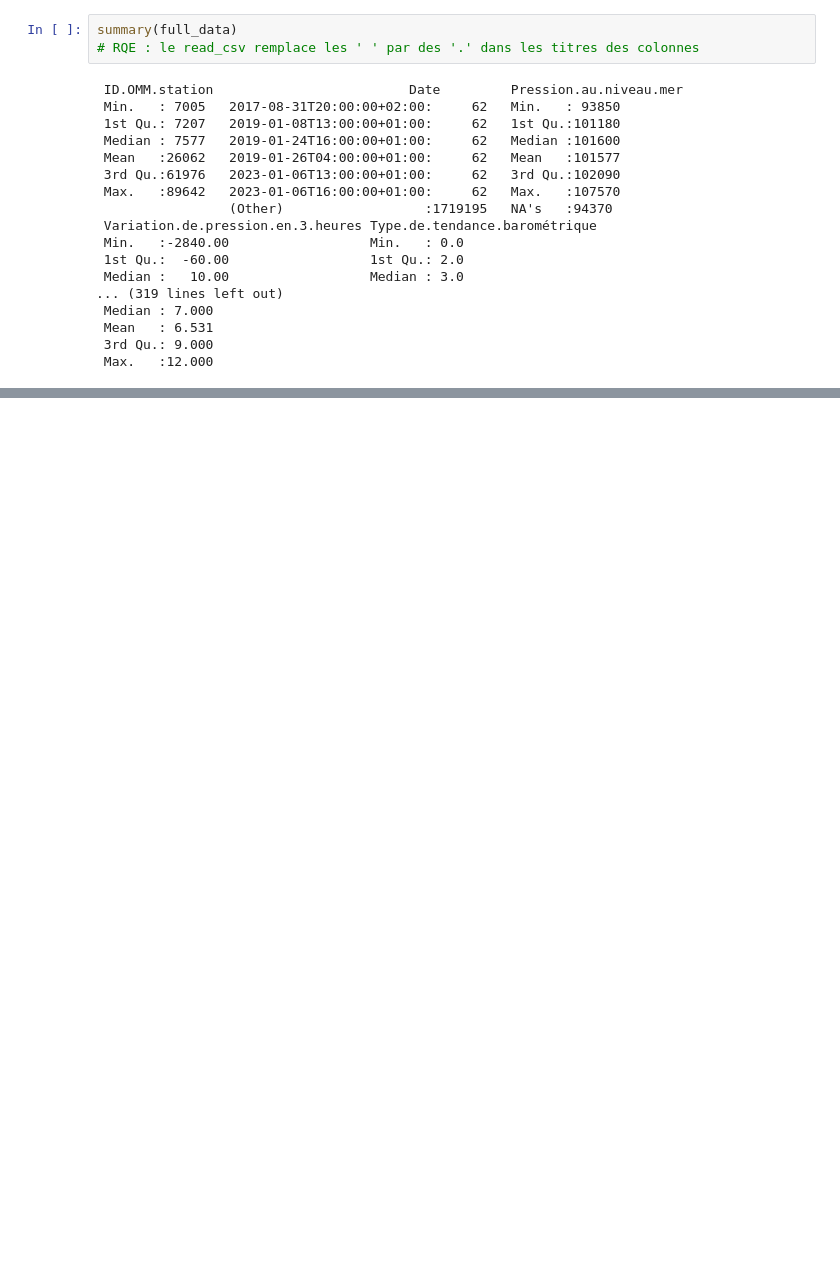
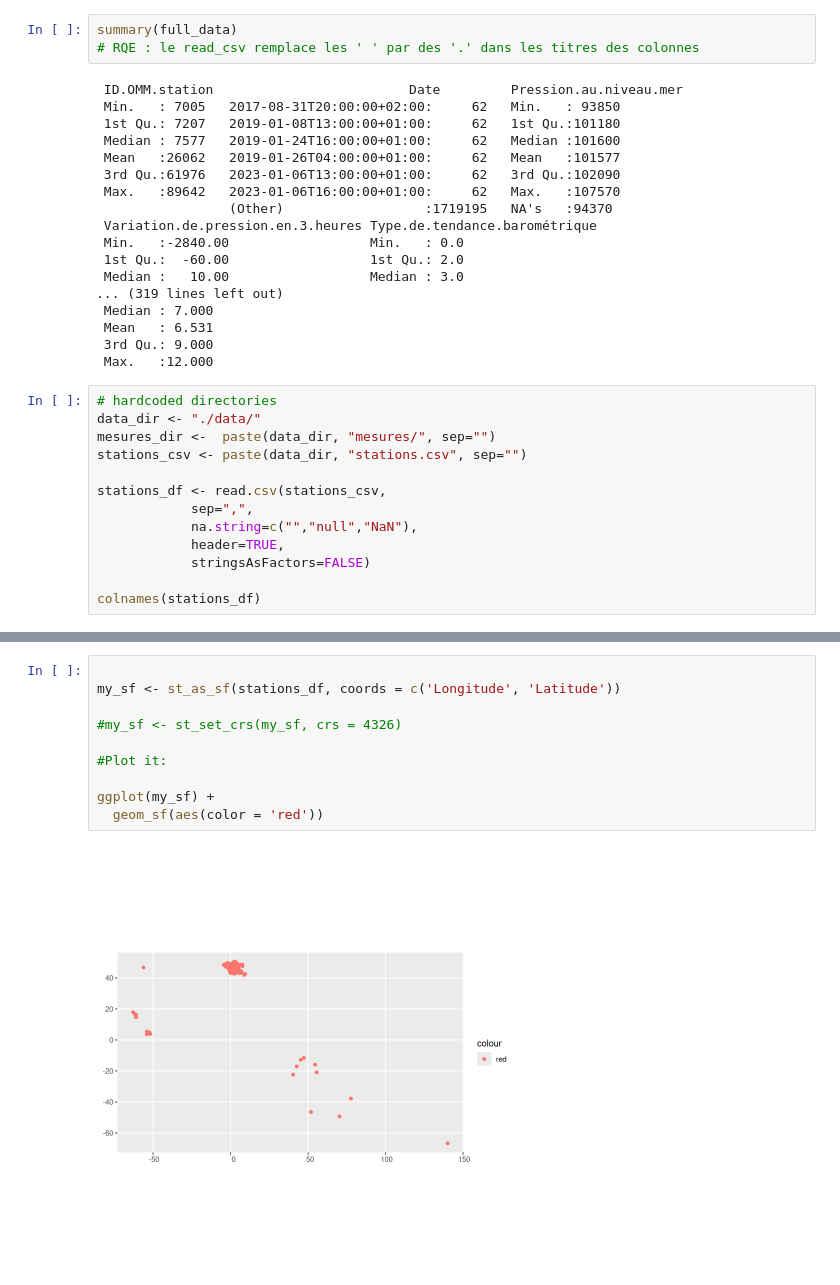
Before and after one commit to thomasdepic/SDD-BE-meteo, a Jupyter notebook: CR_R_version.ipynb, the cells around one changed output, grey strips where cells are left out. Saved outputs shown, nothing was run; the diff lists cells and outputs as text; blank space fills up the shorter version.

Commit message:
plot des trucs sur une map

```diff
--- a/CR_R_version.ipynb
+++ b/CR_R_version.ipynb
@@ -32,3 +32,16 @@ summary(full_data)
  Mean   : 6.531
  3rd Qu.: 9.000
  Max.   :12.000
+# %%
+# hardcoded directories
+data_dir <- "./data/"
+mesures_dir <-  paste(data_dir, "mesures/", sep="")
+stations_csv <- paste(data_dir, "stations.csv", sep="")
+
+stations_df <- read.csv(stations_csv,
+            sep=",",
+            na.string=c("","null","NaN"),
+            header=TRUE,
+            stringsAsFactors=FALSE)
+
+colnames(stations_df)
@@ -34,0 +61,12 @@ summary(full_data)
+# %%
+
+my_sf <- st_as_sf(stations_df, coords = c('Longitude', 'Latitude'))
+
+#my_sf <- st_set_crs(my_sf, crs = 4326)
+
+#Plot it:
+
+ggplot(my_sf) +
+  geom_sf(aes(color = 'red'))
+# %% [output]
+[figure, added]
```
Also changed, not shown: parts of 4 cells of this notebook.
